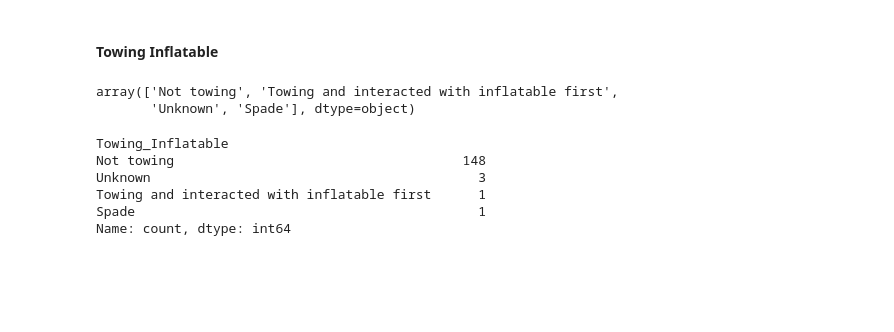
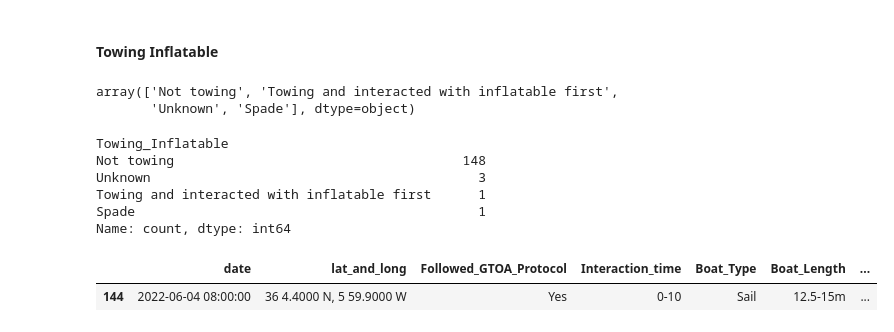
Before and after one commit to Jacobomb/Orca-interactions-in-the-Iberian-Peninsula, a Jupyter notebook: notebooks/2.DataCleaning.ipynb, the cells around one changed output. Saved outputs shown, nothing was run; the diff lists cells and outputs as text; code cells hidden in the pictures; blank space fills up the shorter version.

```diff
--- a/notebooks/2.DataCleaning.ipynb
+++ b/notebooks/2.DataCleaning.ipynb
@@ -408,3 +408,9 @@ Unknown                                          3
 Towing and interacted with inflatable first      1
 Spade                                            1
 Name: count, dtype: int64
+# %%
+# Vamos a localizar la fila donde está 'Spade' porque es un valor que no debería estar ahí:
+df[df.Towing_Inflatable == 'Spade']
+# %% [output]
+|  | date | lat_and_long | Followed_GTOA_Protocol | Interaction_time | Boat_Type | Boat_Length | ... |
+| 144 | 2022-06-04 08:00:00 | 36 4.4000 N, 5 59.9000 W | Yes | 0-10 | Sail | 12.5-15m | ... |
```
Also changed, not shown: parts of 10 cells of this notebook.
